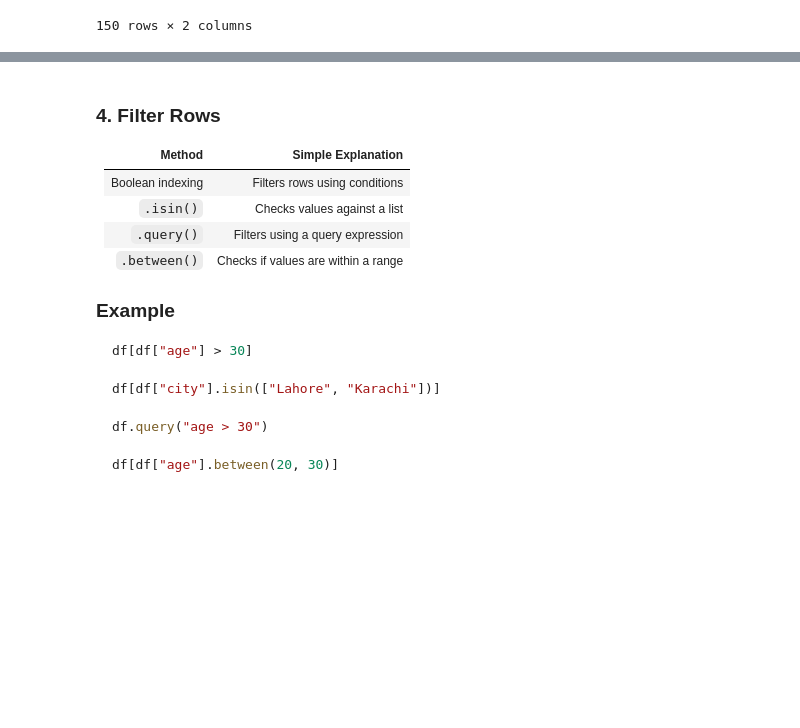
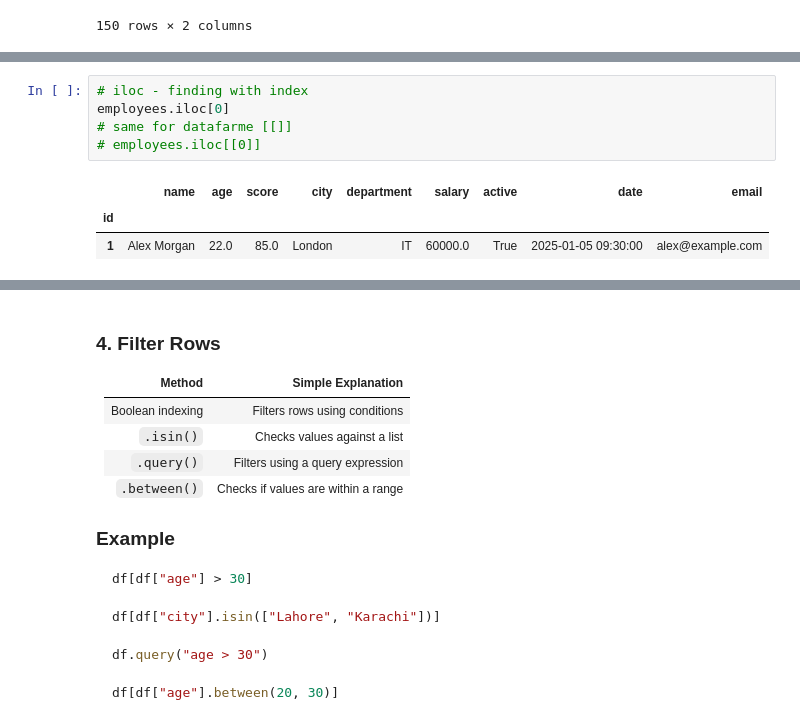
Before and after one commit to zaibgray/pandas, a Jupyter notebook: pandas.ipynb, the cells around one changed output, grey strips where cells are left out. Saved outputs shown, nothing was run; the diff lists cells and outputs as text; blank space fills up the shorter version.

```diff
--- a/pandas.ipynb
+++ b/pandas.ipynb
@@ -1897,0 +1923,9 @@ employees_data[["city", "name"]]
+# %%
+# iloc - finding with index
+employees.iloc[0]
+# same for datafarme [[]]
+# employees.iloc[[0]]
+# %% [output]
+|  | name | age | score | city | department | salary | active | date | email |
+| id |  |  |  |  |  |  |  |  |  |
+| 1 | Alex Morgan | 22.0 | 85.0 | London | IT | 60000.0 | True | 2025-01-05 09:30:00 | alex@example.com |
```
Also changed, not shown: parts of 5 cells of this notebook.
